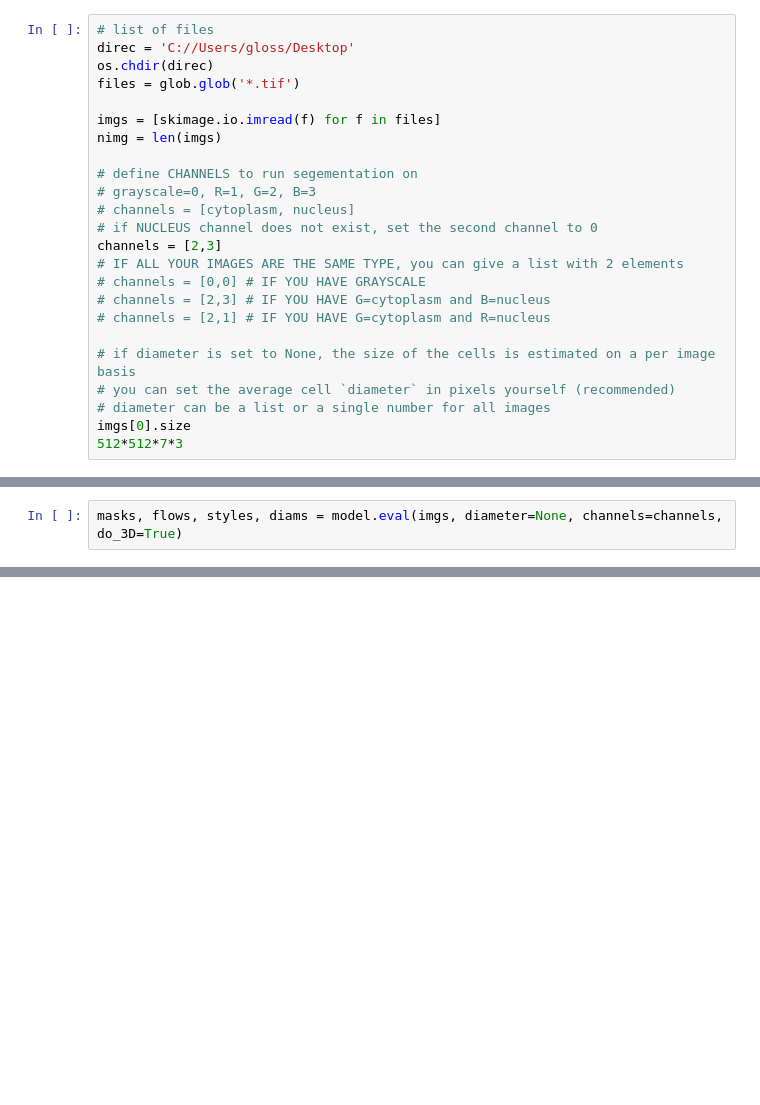
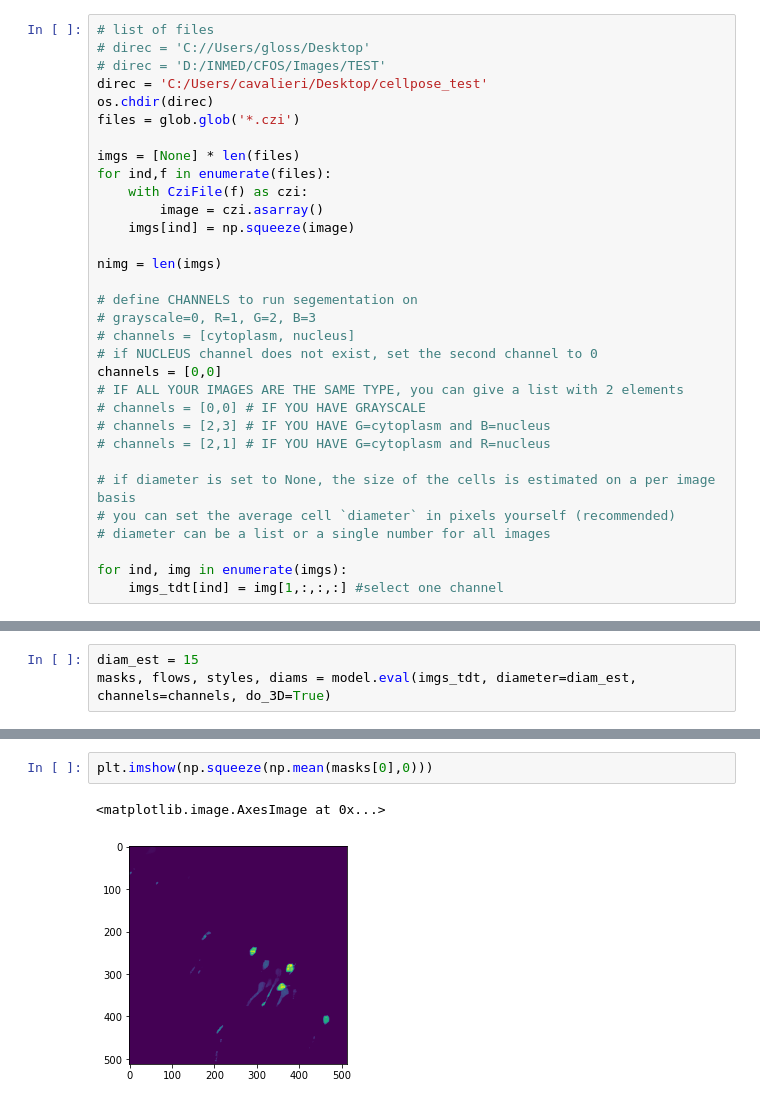
Before and after one commit to glossdrop/Scripts, a Jupyter notebook: cellpose.ipynb, the cells around one changed output, grey strips where cells are left out. Saved outputs shown, nothing was run; the diff lists cells and outputs as text; blank space fills up the shorter version.

```diff
--- a/cellpose.ipynb
+++ b/cellpose.ipynb
@@ -11,18 +12,25 @@ model = models.Cellpose(model_type='cyto', gpu=True)
 >>>> using GPU
 # %%
 # list of files
-direc = 'C://Users/gloss/Desktop'
+# direc = 'C://Users/gloss/Desktop'
+# direc = 'D:/INMED/CFOS/Images/TEST'
+direc = 'C:/Users/cavalieri/Desktop/cellpose_test'
 os.chdir(direc)
-files = glob.glob('*.tif')
+files = glob.glob('*.czi')
 
-imgs = [skimage.io.imread(f) for f in files]
+imgs = [None] * len(files)
+for ind,f in enumerate(files):
+    with CziFile(f) as czi:
+        image = czi.asarray()
+    imgs[ind] = np.squeeze(image)
+
 nimg = len(imgs)
 
 # define CHANNELS to run segementation on
 # grayscale=0, R=1, G=2, B=3
 # channels = [cytoplasm, nucleus]
 # if NUCLEUS channel does not exist, set the second channel to 0
-channels = [2,3]
+channels = [0,0]
 # IF ALL YOUR IMAGES ARE THE SAME TYPE, you can give a list with 2 elements
 # channels = [0,0] # IF YOU HAVE GRAYSCALE
 # channels = [2,3] # IF YOU HAVE G=cytoplasm and B=nucleus
@@ -31,5 +39,6 @@ channels = [2,3]
 # if diameter is set to None, the size of the cells is estimated on a per image basis
 # you can set the average cell `diameter` in pixels yourself (recommended)
 # diameter can be a list or a single number for all images
-imgs[0].size
-512*512*7*3
+
+for ind, img in enumerate(imgs):
+    imgs_tdt[ind] = img[1,:,:,:] #select one channel
@@ -38,3 +45,4 @@ imgs[0].size
 # %%
-masks, flows, styles, diams = model.eval(imgs, diameter=None, channels=channels, do_3D=True)
+diam_est = 15
+masks, flows, styles, diams = model.eval(imgs_tdt, diameter=diam_est, channels=channels, do_3D=True)
 # %% [output]
@@ -60,0 +97,5 @@ ValueError: all the input arrays must have same number of dimensions
+# %%
+plt.imshow(np.squeeze(np.mean(masks[0],0)))
+# %% [output]
+<matplotlib.image.AxesImage at 0x...>
+[figure, added]
```
Also changed, not shown: parts of 6 cells of this notebook.
